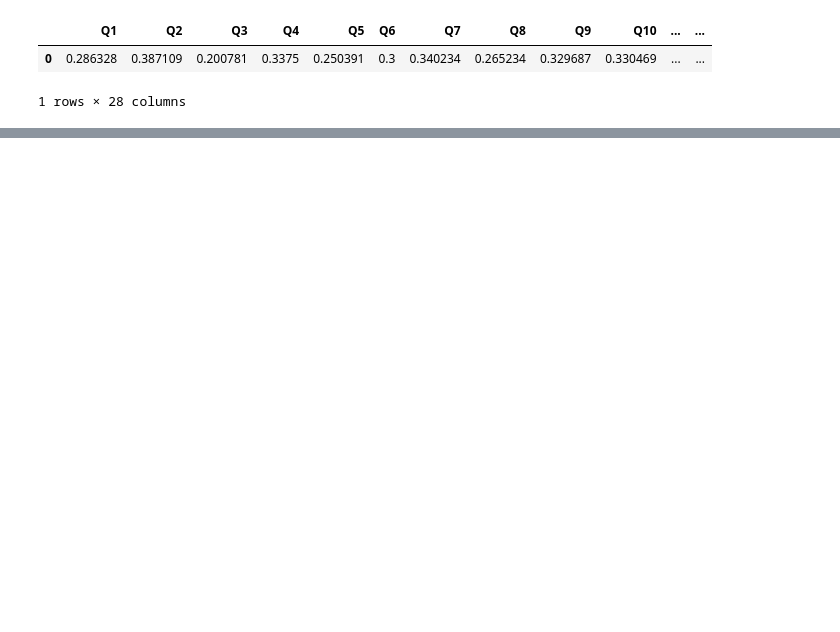
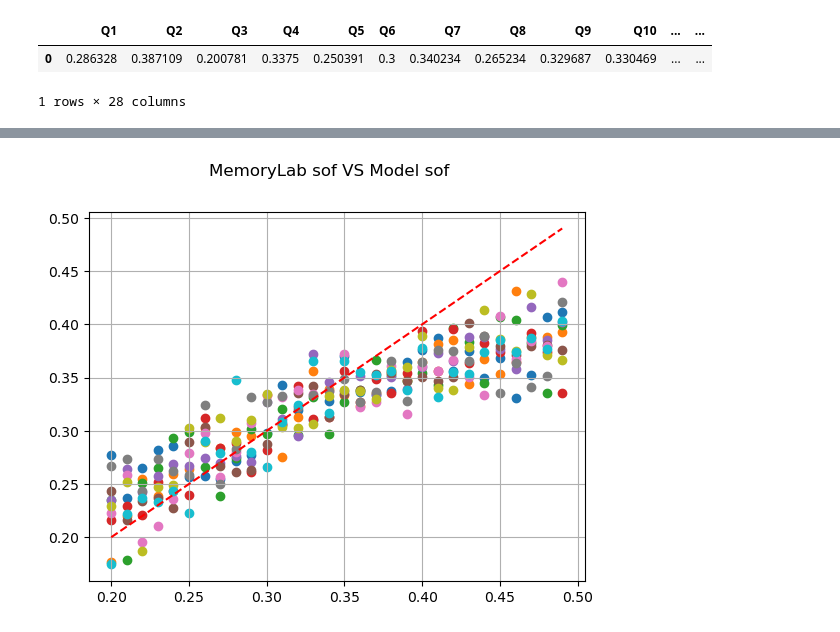
Before and after one commit to FrankieReyna/mlModel, a Jupyter notebook: sim/simscripts/newrecovery.ipynb, the cells around one changed output, grey strips where cells are left out. Cells and saved outputs as stored; diff of their text form; code cells hidden in the pictures; blank space fills up the shorter version.

```diff
--- a/sim/simscripts/newrecovery.ipynb
+++ b/sim/simscripts/newrecovery.ipynb
@@ -55,0 +56,17 @@ TypeError: tuple indices must be integers or slices, not str
+# %%
+df = pd.read_csv("dataanalysis\data\practdata")
+l = []
+
+for index, row in df.iterrows():
+
+    facts = row[1:int(row["num_facts"] + 1)]
+    facts = [x for x in facts if x != 0.3]
+    avg = sum(facts) / len(facts)
+    plt.scatter(row["model_sof"], avg)
+
+plt.plot([x / 100 for x in range(20, 50)], [x / 100 for x in range(20, 50)], "--r")
+plt.grid(True)
+plt.suptitle("MemoryLab sof VS Model sof")
+plt.show()
+# %% [output]
+[figure, added]
```
Also changed, not shown: parts of 1 cell of this notebook.
